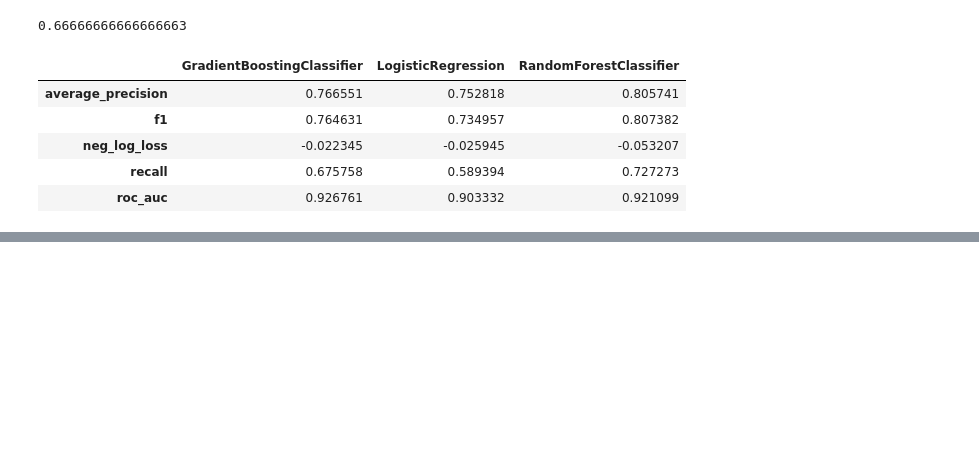
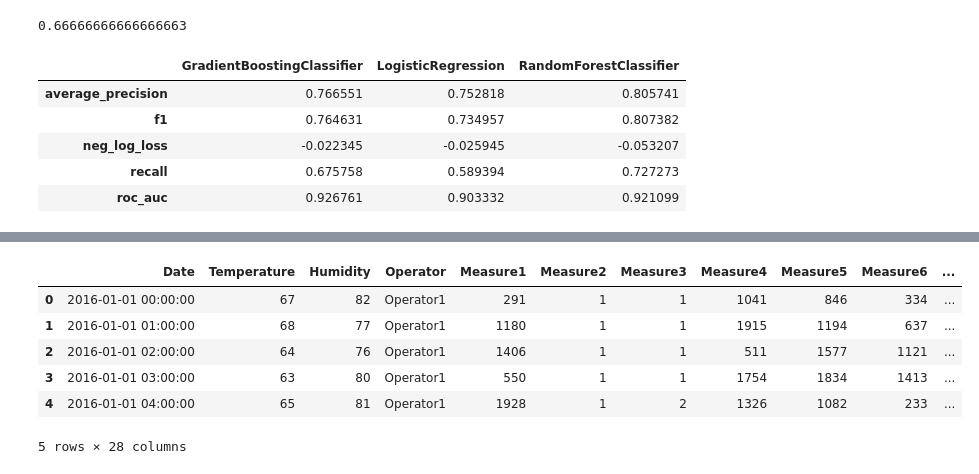
Before and after one commit to kurtrm/predicting_equipment_failure, a Jupyter notebook: notebooks/data_exp.ipynb, the cells around one changed output, grey strips where cells are left out. Saved outputs shown, nothing was run; the diff lists cells and outputs as text; code cells hidden in the pictures; blank space fills up the shorter version.

```diff
--- a/notebooks/data_exp.ipynb
+++ b/notebooks/data_exp.ipynb
@@ -535,0 +549,10 @@ pd.DataFrame(df_dict)
+# %%
+raw_df.head()
+# %% [output]
+|  | Date | Temperature | Humidity | Operator | Measure1 | Measure2 | Measure3 | Measure4 | Measure5 | Measure6 | ... |
+| 0 | 2016-01-01 00:00:00 | 67 | 82 | Operator1 | 291 | 1 | 1 | 1041 | 846 | 334 | ... |
+| 1 | 2016-01-01 01:00:00 | 68 | 77 | Operator1 | 1180 | 1 | 1 | 1915 | 1194 | 637 | ... |
+| 2 | 2016-01-01 02:00:00 | 64 | 76 | Operator1 | 1406 | 1 | 1 | 511 | 1577 | 1121 | ... |
+| 3 | 2016-01-01 03:00:00 | 63 | 80 | Operator1 | 550 | 1 | 1 | 1754 | 1834 | 1413 | ... |
+| 4 | 2016-01-01 04:00:00 | 65 | 81 | Operator1 | 1928 | 1 | 2 | 1326 | 1082 | 233 | ... |
+5 rows × 28 columns
```
Also changed, not shown: parts of 3 cells of this notebook, 1 other file.
